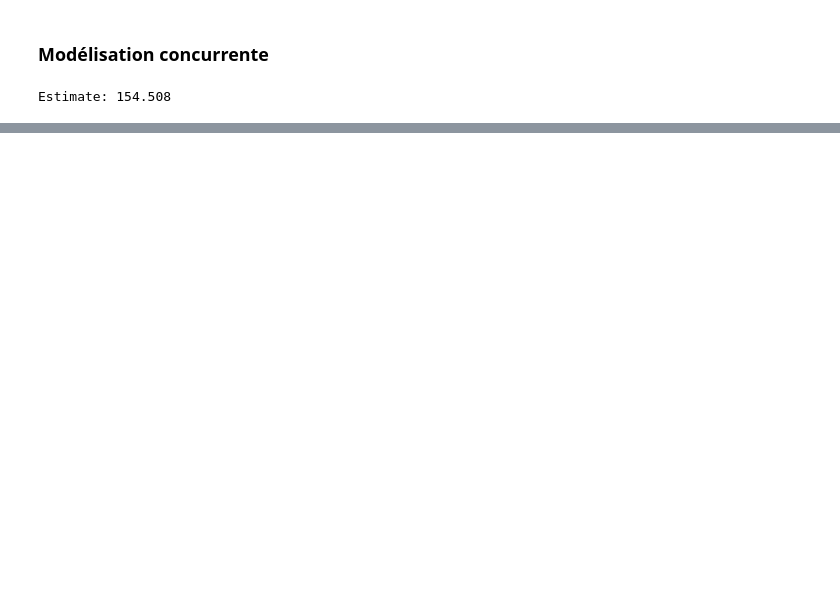
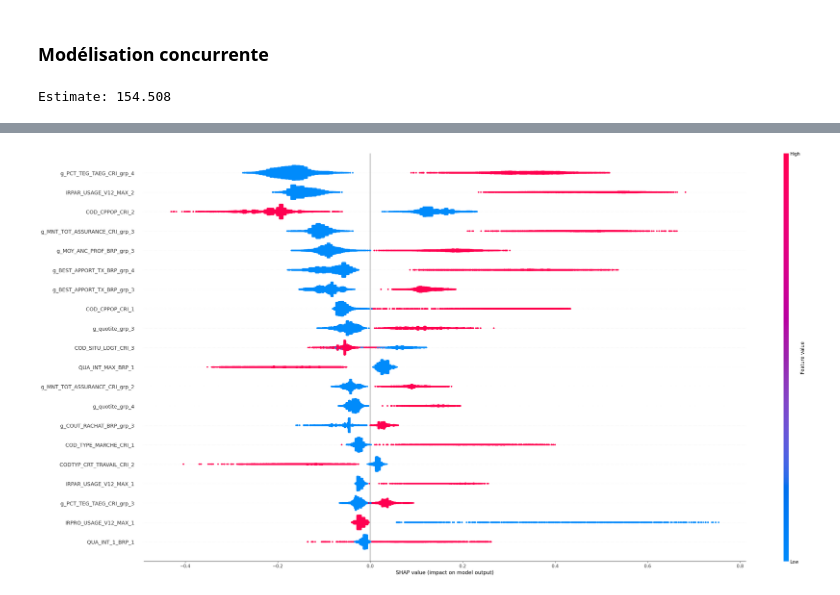
Before and after one commit to luciegaba/Real-Estate-Default-Modeling, a Jupyter notebook: projet_lcl_modelling.ipynb, the cells around one changed output, grey strips where cells are left out. Drawn from its saved outputs; the diff is of its cells as text; code cells hidden in the pictures; blank space fills up the shorter version.

```diff
--- a/projet_lcl_modelling.ipynb
+++ b/projet_lcl_modelling.ipynb
@@ -227,0 +275,9 @@ viz.show()
+# %%
+
+plt_shap = shap.summary_plot(shap_xgb, #Use Shap values array
+                             features=x_base_train, # Use training set features
+                             feature_names=x_base_train.columns, #Use column names
+                             show=False, #Set to false to output to folder
+                             plot_size=(30,15)) # Change plot size
+# %% [output]
+[figure, added]
```
Also changed, not shown: parts of 18 cells of this notebook, 4 other files.
